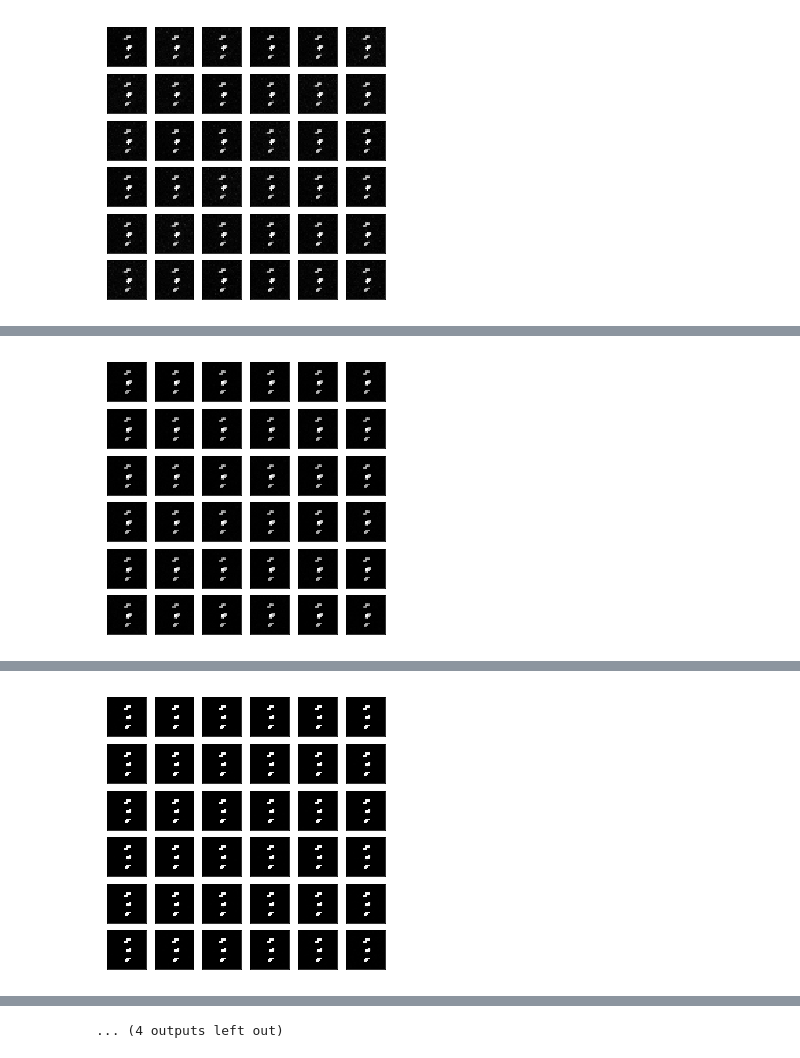
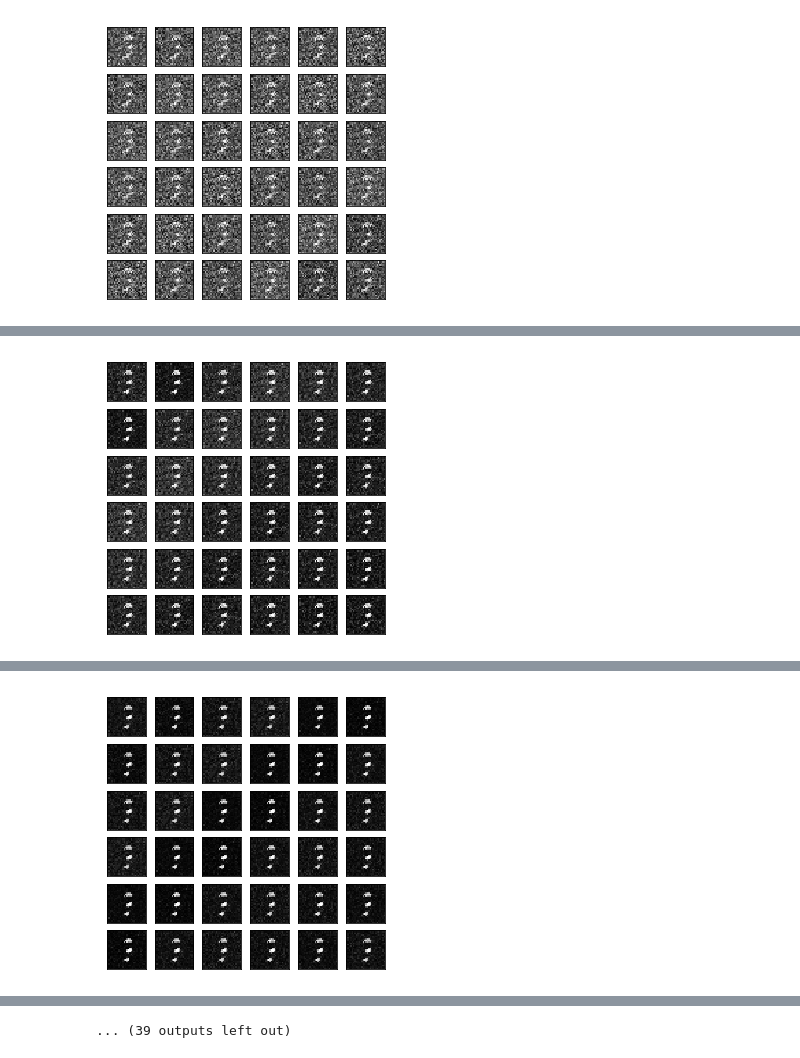
Before and after one commit to shayneobrien/generative-models, a Jupyter notebook: notebooks/07-boundary-equilibrium-gan.ipynb, the cells around one changed output, grey strips where cells are left out. Cells and saved outputs as stored; diff of their text form; code cells hidden in the pictures.

```diff
--- a/notebooks/07-boundary-equilibrium-gan.ipynb
+++ b/notebooks/07-boundary-equilibrium-gan.ipynb
@@ -61,7 +61,7 @@ def to_cuda(x):
 %matplotlib inline
 
 # Load in binarized MNIST data, separate into data loaders
-# train_iter, val_iter, test_iter = get_data()
+train_iter, val_iter, test_iter = get_data()
 
 
 class Generator(nn.Module):
@@ -86,18 +86,12 @@ class Discriminator(nn.Module):
         super().__init__()
 
         self.encoder = nn.Linear(image_size, hidden_dim)
-        self.h1 = nn.Linear(hidden_dim, int(hidden_dim/2))
-        self.h2 = nn.Linear(int(hidden_dim/2), int(hidden_dim/4))
-        self.h3 = nn.Linear(int(hidden_dim/4), int(hidden_dim/2))
-        self.decoder = nn.Linear(int(hidden_dim/2), image_size)
+        self.decoder = nn.Linear(hidden_dim, image_size)
 
     def forward(self, x):
         encoded = F.relu(self.encoder(x))
-        h1 = F.relu(self.h1(encoded))
-        h2 = F.relu(self.h2(h1))
-        h3 = F.relu(self.h3(h2))
-        reconstructed = F.sigmoid(self.decoder(h3))
-        return reconstructed
+        decoded = F.sigmoid(self.decoder(encoded))
+        return decoded
 
 
 class BEGAN(nn.Module):
@@ -334,14 +328,14 @@ class BEGANTrainer:
 
 
 model = BEGAN(image_size=784,
-               hidden_dim=256,
-               z_dim=128)
+               hidden_dim=32,
+               z_dim=32)
 
 trainer = BEGANTrainer(model=model,
-                        train_iter=train_iter,
-                        val_iter=val_iter,
-                        test_iter=test_iter,
-                        viz=True)
+                    train_iter=train_iter,
+                    val_iter=val_iter,
+                    test_iter=test_iter,
+                    viz=True)
 
 trainer.train(num_epochs=25,
               G_lr=1e-4,
@@ -353 +347 @@ Epoch[1/25], G Loss: 0.1600, D Loss: 0.1897, K: 0.0010, Convergence Measure: 0.1
-[figure, old version]
+[figure, new version]
@@ -355 +349 @@ Epoch[2/25], G Loss: 0.0191, D Loss: 0.1299, K: 0.0239, Convergence Measure: 0.1
-[figure, old version]
+[figure, new version]
@@ -357 +351 @@ Epoch[3/25], G Loss: 0.0073, D Loss: 0.1282, K: 0.0524, Convergence Measure: 0.1
-[figure, old version]
+[figure, new version]
@@ -363 +357 @@ Epoch[6/25], G Loss: 0.0031, D Loss: 0.1248, K: 0.1415, Convergence Measure: 0.1
-... (4 outputs left out)
+... (39 outputs left out)
```
Also changed, not shown: parts of 1 cell of this notebook, 16 other files.
